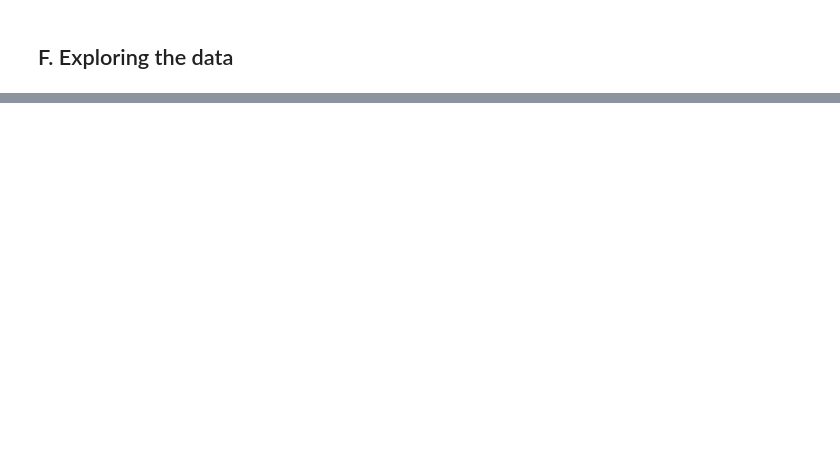
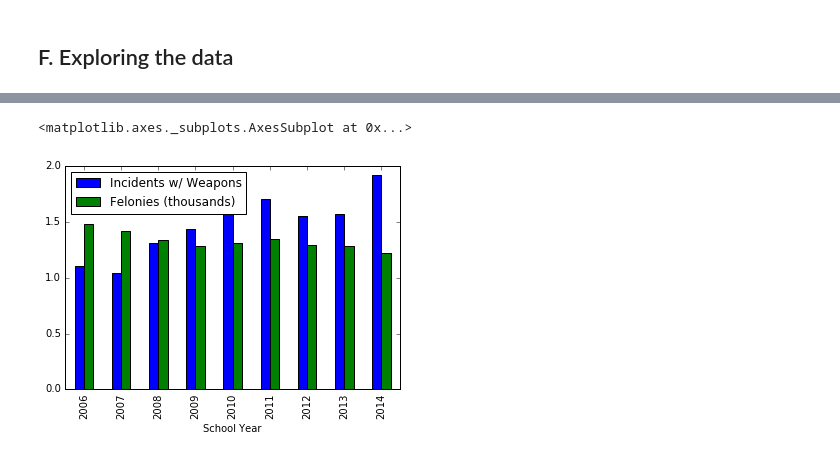
Before and after one commit to mmillervedam/INFOW18_FinalProject, a Jupyter notebook: School_latlong_analysis.ipynb, the cells around one changed output, grey strips where cells are left out. Cells and saved outputs as stored; diff of their text form; code cells hidden in the pictures; blank space fills up the shorter version.

```diff
--- a/School_latlong_analysis.ipynb
+++ b/School_latlong_analysis.ipynb
@@ -397,2 +525,8 @@ school_df.groupby('County')['Robbery w/in 1mi','Total Incidents'].mean().plot(ki
+# %%
+# our weapons tally is still off... need to recompute it and hopefully run the fix on this df directly.
+school_df.groupby('School Year')['Incidents w/ Weapons','Felonies (thousands)'].mean().plot(kind='bar', legend=True)
+# %% [output]
+<matplotlib.axes._subplots.AxesSubplot at 0x...>
+[figure, added]
 # %%
 school_df.plot(x='Total Incidents', y='Total Felonies w/in 1mi', kind='scatter')
```
Also changed, not shown: parts of 33 cells of this notebook.
